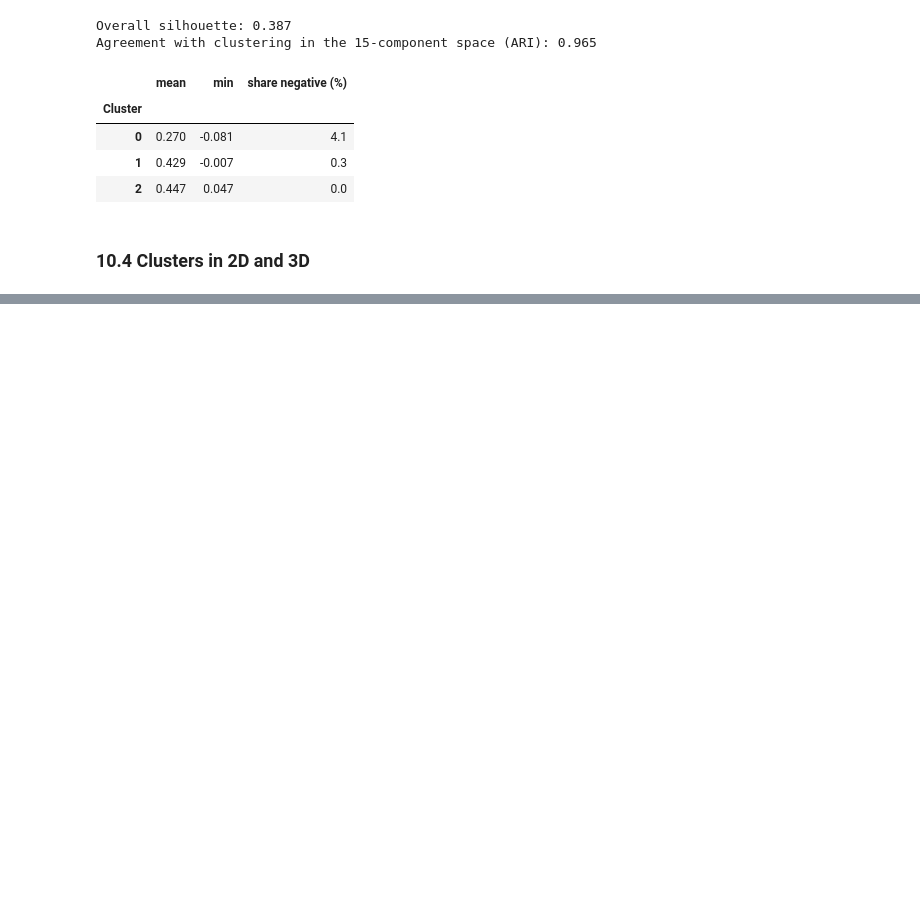
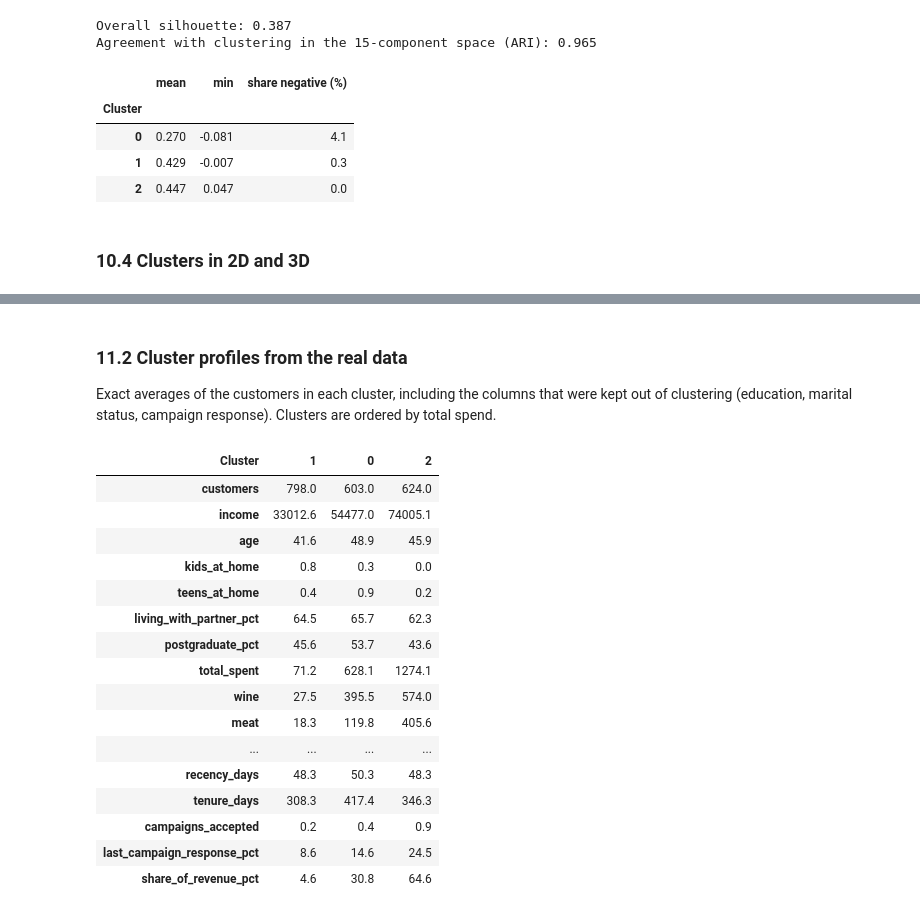
Before and after one commit to nadiagul01/customer-segmentation, a Jupyter notebook: notebooks/customer_segmentation.ipynb, the cells around one changed output, grey strips where cells are left out. Cells and saved outputs as stored; diff of their text form; code cells hidden in the pictures; blank space fills up the shorter version.

```diff
--- a/notebooks/customer_segmentation.ipynb
+++ b/notebooks/customer_segmentation.ipynb
@@ -879,0 +910,51 @@ plt.show()
+# %% [markdown]
+### 11.2 Cluster profiles from the real data
+
+Exact averages of the customers in each cluster, including the columns that were kept out of
+clustering (education, marital status, campaign response). Clusters are ordered by total spend.
+# %%
+profile = df.groupby("Cluster").agg(
+    customers=("ID", "size"),
+    income=("Income", "mean"),
+    age=("Age", "mean"),
+    kids_at_home=("Kidhome", "mean"),
+    teens_at_home=("Teenhome", "mean"),
+    living_with_partner_pct=("Living_With_Partner", "mean"),
+    postgraduate_pct=("Education_Level", lambda s: (s >= 3).mean()),
+    total_spent=("Total_Spent", "mean"),
+    wine=("MntWines", "mean"),
+    meat=("MntMeatProducts", "mean"),
+    gold=("MntGoldProds", "mean"),
+    deal_purchases=("NumDealsPurchases", "mean"),
+    web_purchases=("NumWebPurchases", "mean"),
+    catalog_purchases=("NumCatalogPurchases", "mean"),
+    store_purchases=("NumStorePurchases", "mean"),
+    web_visits_month=("NumWebVisitsMonth", "mean"),
+    recency_days=("Recency", "mean"),
+    tenure_days=("Tenure_Days", "mean"),
+    campaigns_accepted=("Campaigns_Accepted", "mean"),
+    last_campaign_response_pct=("Response", "mean"),
+)
+for col in ["living_with_partner_pct", "postgraduate_pct", "last_campaign_response_pct"]:
+    profile[col] *= 100
+profile["share_of_revenue_pct"] = df.groupby("Cluster")["Total_Spent"].sum() / df["Total_Spent"].sum() * 100
+profile = profile.sort_values("total_spent")
+profile.round(1).T
+# %% [output]
+| Cluster | 1 | 0 | 2 |
+| customers | 798.0 | 603.0 | 624.0 |
+| income | 33012.6 | 54477.0 | 74005.1 |
+| age | 41.6 | 48.9 | 45.9 |
+| kids_at_home | 0.8 | 0.3 | 0.0 |
+| teens_at_home | 0.4 | 0.9 | 0.2 |
+| living_with_partner_pct | 64.5 | 65.7 | 62.3 |
+| postgraduate_pct | 45.6 | 53.7 | 43.6 |
+| total_spent | 71.2 | 628.1 | 1274.1 |
+| wine | 27.5 | 395.5 | 574.0 |
+| meat | 18.3 | 119.8 | 405.6 |
+| ... | ... | ... | ... |
+| recency_days | 48.3 | 50.3 | 48.3 |
+| tenure_days | 308.3 | 417.4 | 346.3 |
+| campaigns_accepted | 0.2 | 0.4 | 0.9 |
+| last_campaign_response_pct | 8.6 | 14.6 | 24.5 |
+| share_of_revenue_pct | 4.6 | 30.8 | 64.6 |
```
Also changed, not shown: parts of 11 cells of this notebook.
